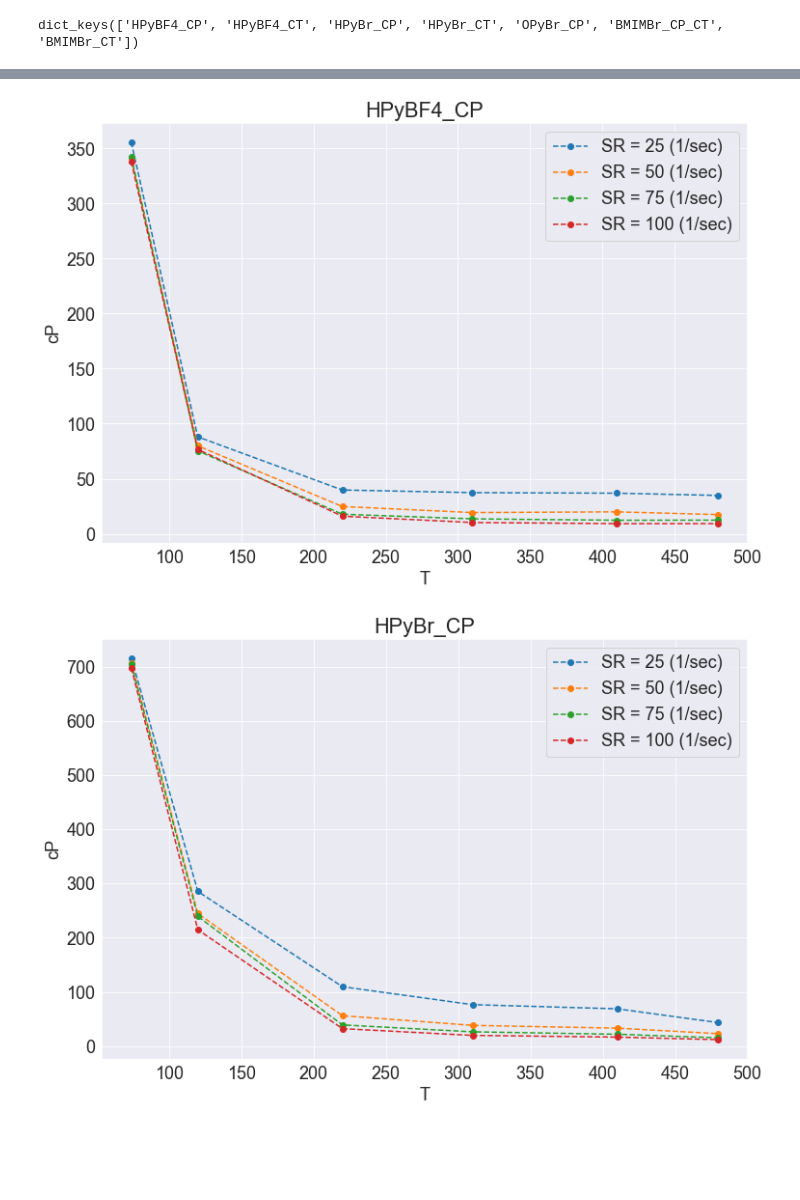
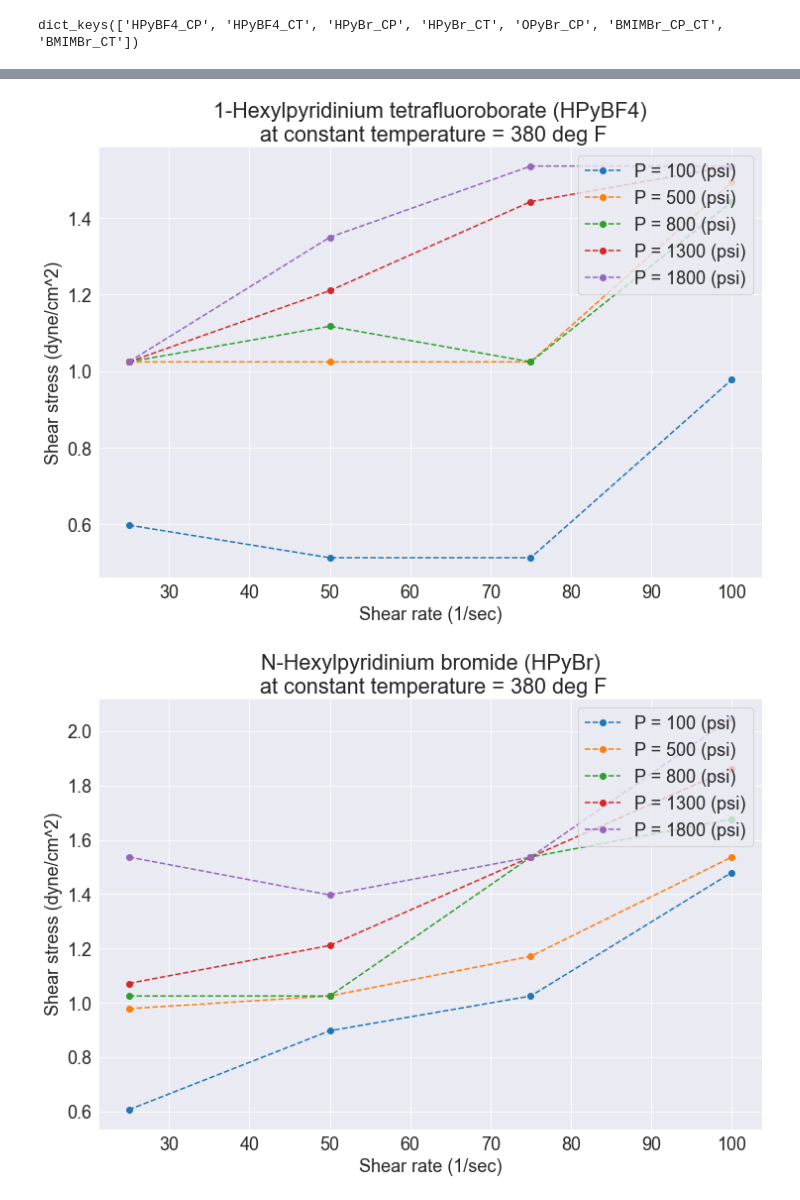
Before and after one commit to Atashnezhad/hpht, a Jupyter notebook: P02.ipynb, the cells around one changed output, grey strips where cells are left out. Cells and saved outputs as stored; diff of their text form; code cells hidden in the pictures; blank space fills up the shorter version.

```diff
--- a/P02.ipynb
+++ b/P02.ipynb
@@ -117,21 +209,25 @@ for case in my_list:
 # %%
 my_list =[
-    'HPyBF4_CP',
-    # 'HPyBF4_CT',
-    'HPyBr_CP',
-    # 'HPyBr_CT',
-    'OPyBr_CP',
+    # 'HPyBF4_CP',
+    'HPyBF4_CT',
+    # 'HPyBr_CP',
+    'HPyBr_CT',
+    # 'OPyBr_CP',
     # 'BMIMBr_CP_CT',
-    # 'BMIMBr_CT'
+    'BMIMBr_CT'
 ]
 
 for case in my_list:
     obj.plot_data(
     data,
     case,
-    grouop_by_parameter='T',
+    grouop_by_parameter='P',
     x_parameter='SR',
     y_parameter='cP',
-    y_axis_log_scale=True
+    y_axis_log_scale=False,
+    legend_units='(psi)',
+    maping_dict=mapping_dict,
+    x_axis_label='Shear rate (1/sec)',
+    y_axis_label='Viscosity (cP)',
 )
 # %% [output]
@@ -141,24 +237,27 @@ for case in my_list:
 # %%
 my_list =[
-    'HPyBF4_CP',
-    # 'HPyBF4_CT',
-    'HPyBr_CP',
-    # 'HPyBr_CT',
-    'OPyBr_CP',
+    # 'HPyBF4_CP',
+    'HPyBF4_CT',
+    # 'HPyBr_CP',
+    'HPyBr_CT',
+    # 'OPyBr_CP',
     # 'BMIMBr_CP_CT',
-    # 'BMIMBr_CT'
+    'BMIMBr_CT'
 ]
 
 for case in my_list:
     obj.plot_data(
     data,
     case,
-    grouop_by_parameter='SR',
-    x_parameter='T',
-    y_parameter='cP',
+    grouop_by_parameter='P',
+    x_parameter='SR',
+    y_parameter='SS',
     y_axis_log_scale=False,
-    legend_units='(1/sec)'
+    legend_units='(psi)',
+    maping_dict=mapping_dict,
+    x_axis_label='Shear rate (1/sec)',
+    y_axis_label='Shear stress (dyne/cm^2)',
 )
 # %% [output]
-[figure, old version]
+[figure, new version]
-[figure, old version]
+[figure, new version]
```
Also changed, not shown: parts of 12 cells of this notebook.
